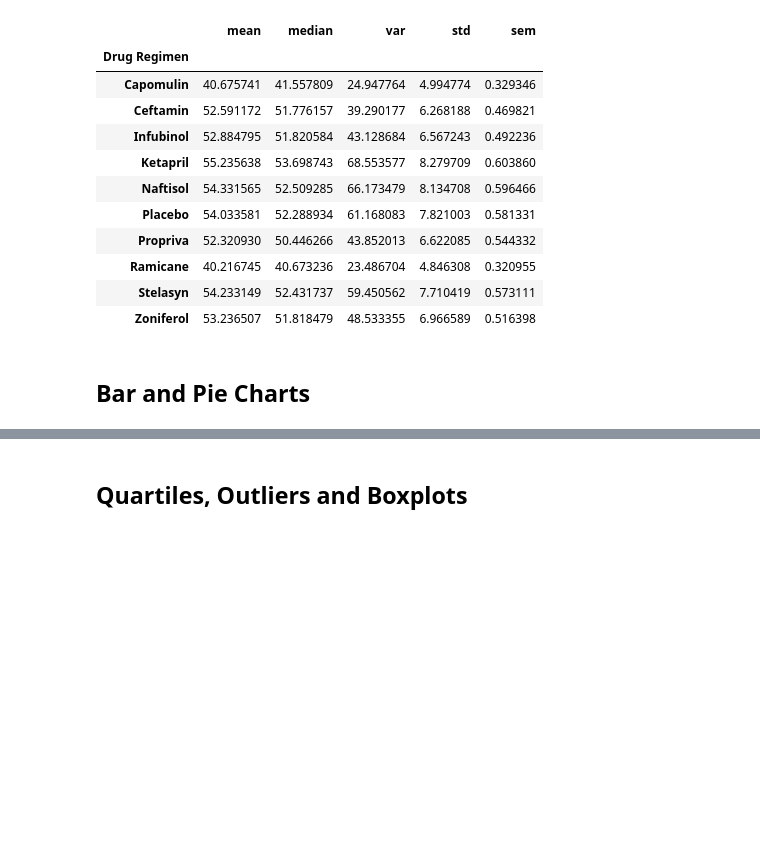
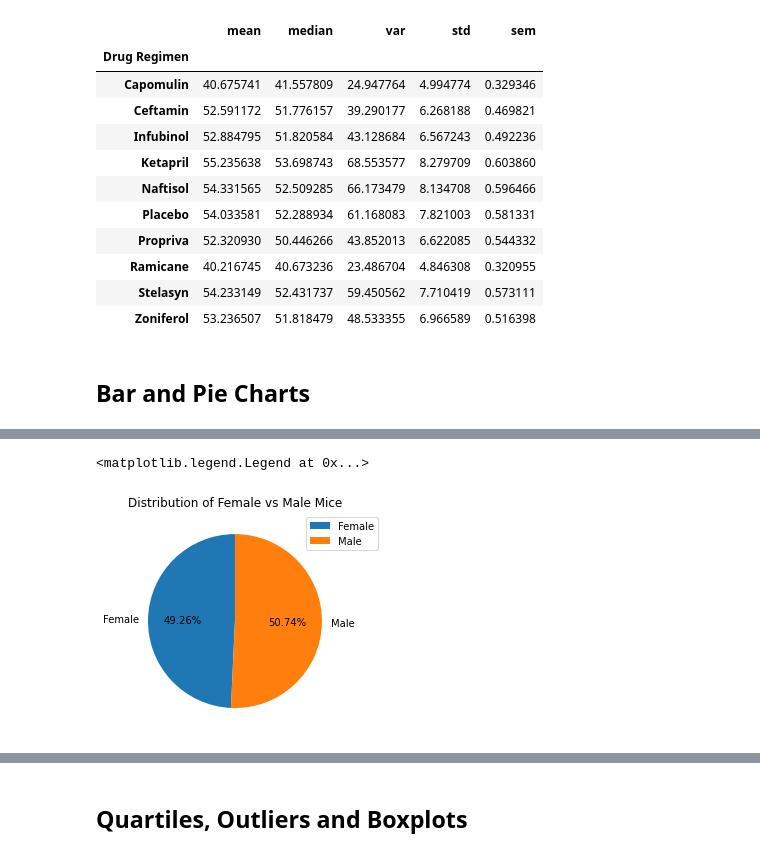
Before and after one commit to MSPM57/Pymaceuticals, a Jupyter notebook: pymaceuticals_starter.ipynb, the cells around one changed output, grey strips where cells are left out. Cells and saved outputs as stored; diff of their text form; code cells hidden in the pictures; blank space fills up the shorter version.

```diff
--- a/pymaceuticals_starter.ipynb
+++ b/pymaceuticals_starter.ipynb
@@ -148,0 +277,14 @@ grp.agg(['mean','median','var','std','sem'])
+# %%
+# Generate a pie plot showing the distribution of female versus male mice using Pandas
+
+mouse_sex = keep_mouse_study.groupby(["Sex"]).count()
+
+
+mice_piepd = mouse_sex.plot(kind="pie", y="Mouse ID", title =("Distribution of Female vs Male Mice"),
+                            autopct = "%.2f%%", startangle=90)
+mice_piepd.set_ylabel("")
+
+mice_piepd.legend(loc="upper right", frameon=True, bbox_to_anchor=(1.18,1))
+# %% [output]
+<matplotlib.legend.Legend at 0x...>
+[figure, added]
```
Also changed, not shown: parts of 30 cells of this notebook, 9 other files.
